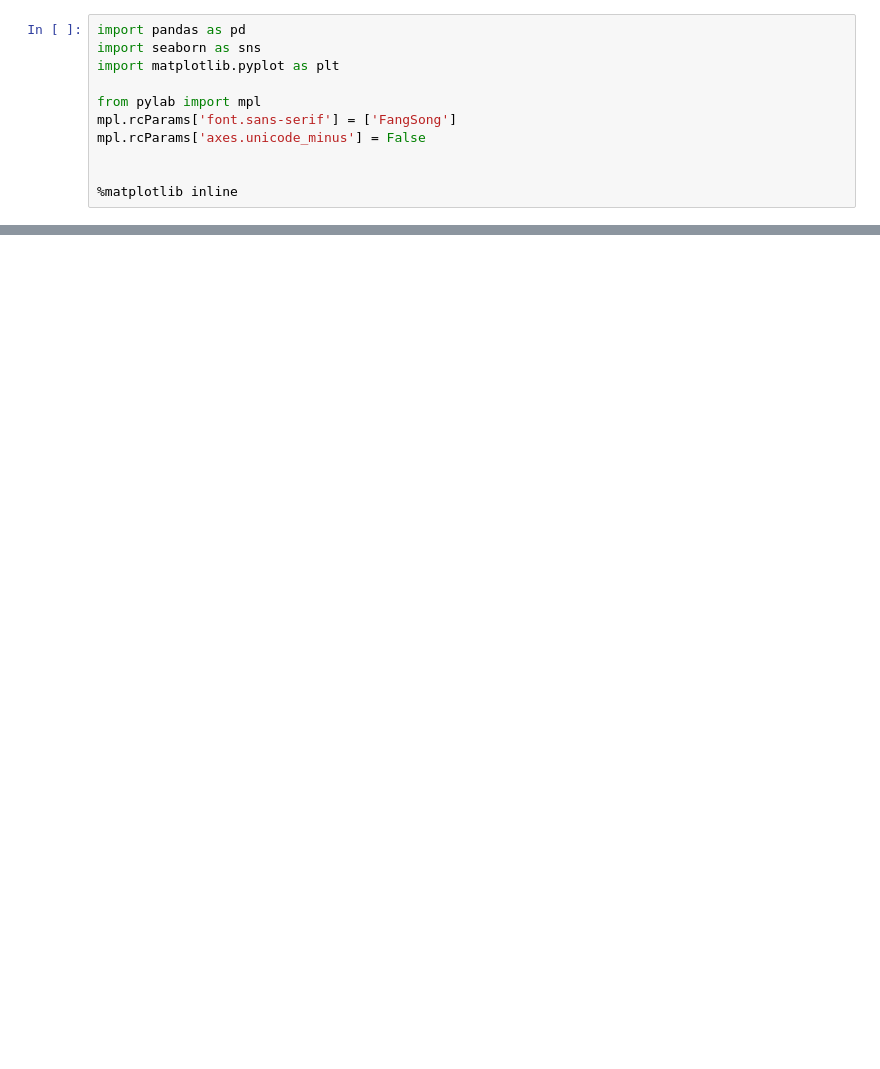
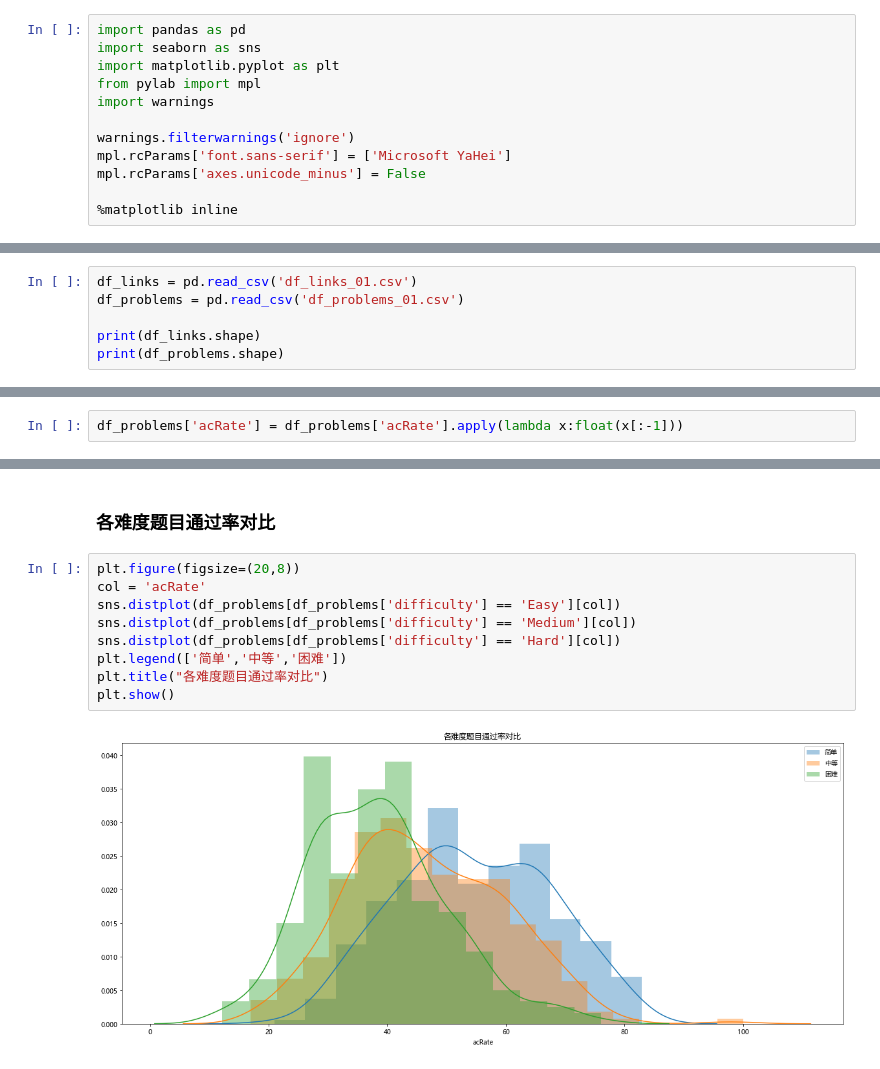
Before and after one commit to stormstone/SpiderSSS, a Jupyter notebook: LeetCode/leetcode.ipynb, the cells around one changed output, grey strips where cells are left out. Cells and saved outputs as stored; diff of their text form; blank space fills up the shorter version.

```diff
--- a/LeetCode/leetcode.ipynb
+++ b/LeetCode/leetcode.ipynb
@@ -2,10 +2,11 @@
 import pandas as pd
 import seaborn as sns
 import matplotlib.pyplot as plt
+from pylab import mpl
+import warnings
 
-from pylab import mpl
-mpl.rcParams['font.sans-serif'] = ['FangSong']
+warnings.filterwarnings('ignore')
+mpl.rcParams['font.sans-serif'] = ['Microsoft YaHei']
 mpl.rcParams['axes.unicode_minus'] = False
 
-
 %matplotlib inline
@@ -11,0 +15,6 @@ mpl.rcParams['axes.unicode_minus'] = False
+# %%
+df_links = pd.read_csv('df_links_01.csv')
+df_problems = pd.read_csv('df_problems_01.csv')
+
+print(df_links.shape)
+print(df_problems.shape)
@@ -11,0 +24,2 @@ mpl.rcParams['axes.unicode_minus'] = False
+# %%
+df_problems['acRate'] = df_problems['acRate'].apply(lambda x:float(x[:-1]))
@@ -11,0 +76,13 @@ mpl.rcParams['axes.unicode_minus'] = False
+# %% [markdown]
+### 各难度题目通过率对比
+# %%
+plt.figure(figsize=(20,8))
+col = 'acRate'
+sns.distplot(df_problems[df_problems['difficulty'] == 'Easy'][col])
+sns.distplot(df_problems[df_problems['difficulty'] == 'Medium'][col])
+sns.distplot(df_problems[df_problems['difficulty'] == 'Hard'][col])
+plt.legend(['简单','中等','困难'])
+plt.title("各难度题目通过率对比")
+plt.show()
+# %% [output]
+[figure, added]
```
Also changed, not shown: parts of 32 cells of this notebook, 2 other files.
